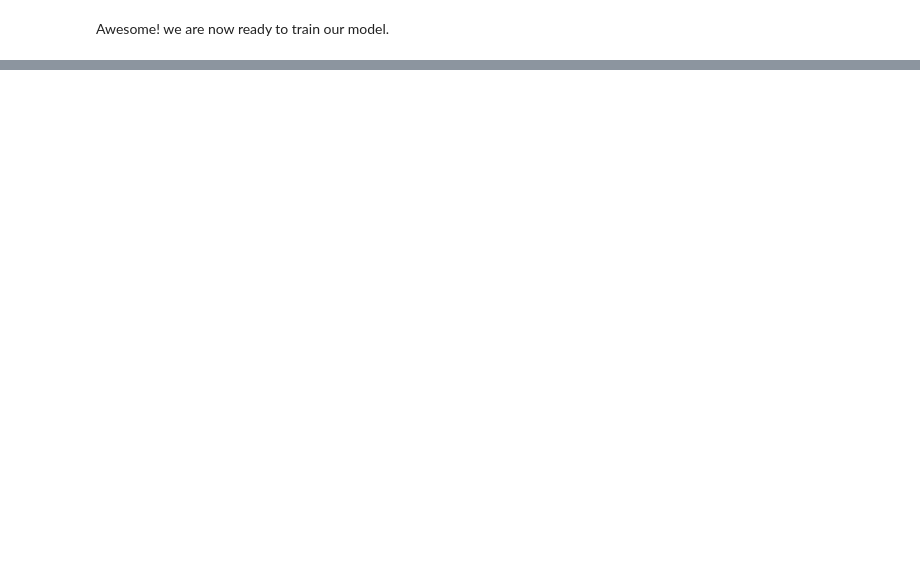
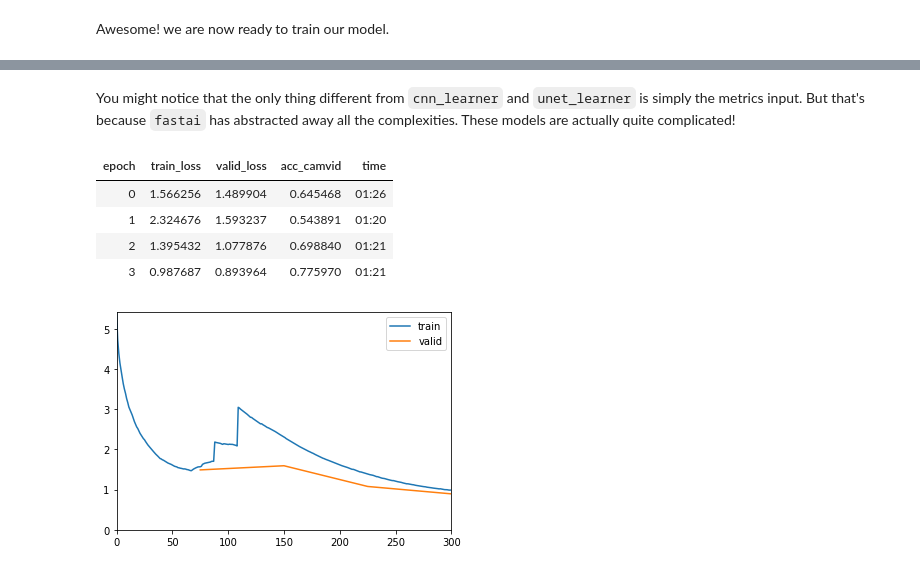
Before and after one commit to aryanfaghihi/ai-course, a Jupyter notebook: Image 3.ipynb, the cells around one changed output, grey strips where cells are left out. Drawn from its saved outputs; the diff is of its cells as text; code cells hidden in the pictures; blank space fills up the shorter version.

```diff
--- a/Image 3.ipynb
+++ b/Image 3.ipynb
@@ -140,0 +151,10 @@ Awesome! we are now ready to train our model.
+# %%
+## ADVANCED LOSS FUNCTION
+## YOU DON'T NEED TO KNOW HOW THIS WORK
+name2id = {v:k for k,v in enumerate(codes)}
+void_code = name2id['Void']
+
+def acc_camvid(input, target):
+    target = target.squeeze(1)
+    mask = target != void_code
+    return (input.argmax(dim=1)[mask]==target[mask]).float().mean()
@@ -140,0 +177,14 @@ Awesome! we are now ready to train our model.
+# %%
+learn = unet_learner(data, models.resnet34, metrics=acc_camvid, wd=1e-2, callback_fns=ShowGraph)
+# %% [markdown]
+You might notice that the only thing different from `cnn_learner` and `unet_learner` is simply the metrics input. But that's because `fastai` has abstracted away all the complexities. These models are actually quite complicated!
+# %%
+# start training the model
+learn.fit_one_cycle(4)
+# %% [output]
+| epoch | train_loss | valid_loss | acc_camvid | time |
+| 0 | 1.566256 | 1.489904 | 0.645468 | 01:26 |
+| 1 | 2.324676 | 1.593237 | 0.543891 | 01:20 |
+| 2 | 1.395432 | 1.077876 | 0.698840 | 01:21 |
+| 3 | 0.987687 | 0.893964 | 0.775970 | 01:21 |
+[figure, added]
```
Also changed, not shown: parts of 29 cells of this notebook.
